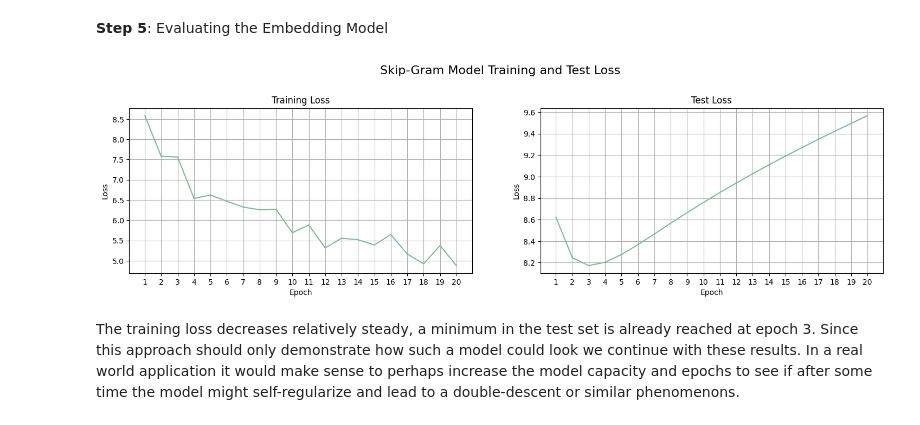
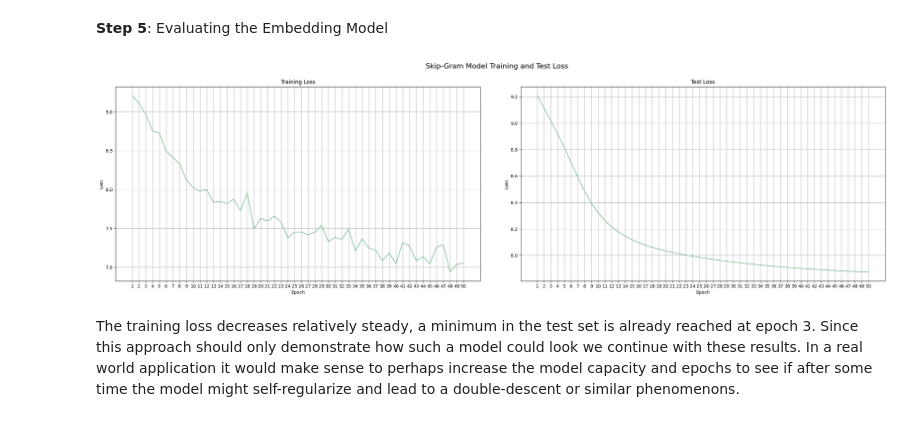
Before and after one commit to okaynils/fhnw-ds-rsy, a Jupyter notebook: MiniChallenge/RSY_ MiniChallenge_FS24.ipynb, the cells around one changed output. Saved outputs shown, nothing was run; the diff lists cells and outputs as text; code cells hidden in the pictures.

```diff
--- a/MiniChallenge/RSY_ MiniChallenge_FS24.ipynb
+++ b/MiniChallenge/RSY_ MiniChallenge_FS24.ipynb
@@ -1703,7 +1853,7 @@ def generate_context_pairs(sequence, window_size=1):
                 pairs.append((target, context))
     return pairs
 
-window_size = 1
+window_size = 3
 all_pairs = []
 
 for user_id, movies in user_sequences.items():
@@ -1775,9 +1925,9 @@ I decided for an embedding vector with 128 dimensions. This number of dimensions
 The training will write the "best model"'s parameters that reached the lowest test-loss into `models/best_embedding_model.pt`.
 # %%
 vocab_size = df_pairs[['TargetMovieId', 'ContextMovieId']].max().max()
-embedding_dim = 128
-learning_rate = 0.001
-epochs = 20
+embedding_dim = 64
+learning_rate = 0.0001
+epochs = 50
 
 embedding_model = SkipGramModel(vocab_size=vocab_size + 1, embedding_dim=embedding_dim)
 criterion = nn.CrossEntropyLoss()
@@ -1826,6 +1976,7 @@ for epoch in range(epochs):
         best_loss = test_loss
         best_epoch = epoch + 1
         torch.save(embedding_model.state_dict(), f'models/{model_save_path}')
+        print(f'New best model found in Epoch {best_epoch}. Model was saved ✅')
 
     print(f"Epoch {epoch+1}/{epochs}, Train Loss: {train_losses[-1]}, Test Loss: {test_loss}")
 # %% [output]
@@ -1854,32 +2002,32 @@ Epoch 20/20, Train Loss: 4.878917694091797, Test Loss: 9.567898968982089
 # %%
 epochs = len(train_losses)
 
-fig, axes = plt.subplots(nrows=1, ncols=2, figsize=(16, 5))
+fig, axes = plt.subplots(nrows=1, ncols=2, figsize=(26, 8))
 fig.tight_layout(pad=6.0)
 
 axes = axes.flatten()
 
 epoch_ticks = list(range(1, epochs + 1))
 
 fig.suptitle('Skip-Gram Model Training and Test Loss', fontsize=16)
 
 axes[0].plot(epoch_ticks, train_losses, zorder=2)
 axes[0].set_title('Training Loss')
 axes[0].set_xlabel('Epoch')
 axes[0].grid(True, zorder=0)
 axes[0].set_ylabel('Loss')
 axes[0].set_xticks(epoch_ticks)
 
 axes[1].plot(epoch_ticks, test_losses, zorder=2)
 axes[1].set_title('Test Loss')
 axes[1].set_xlabel('Epoch')
 axes[1].grid(True, zorder=0)
 axes[1].set_ylabel('Loss')
 axes[1].set_xticks(epoch_ticks)
 
 plt.show()
 # %% [output]
-[figure, old version]
+[figure, new version]
 # %% [markdown]
 The training loss decreases relatively steady, a minimum in the test set is already reached at epoch 3. Since this approach should only demonstrate how such a model could look we continue with these results. In a real world application it would make sense to perhaps increase the model capacity and epochs to see if after some time the model might self-regularize and lead to a double-descent or similar phenomenons.
 # %%
```
Also changed, not shown: parts of 32 cells of this notebook, 3 other files.
